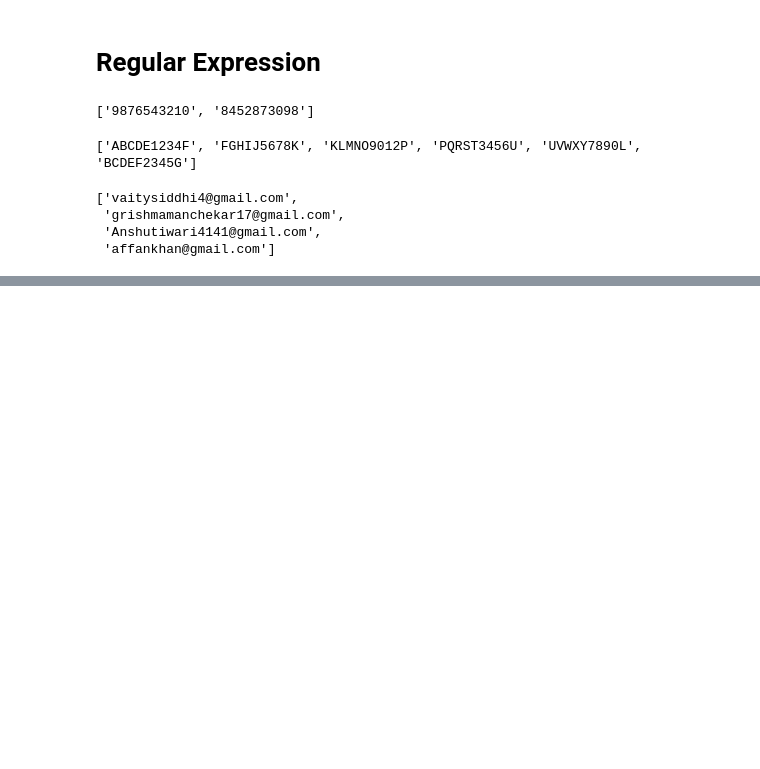
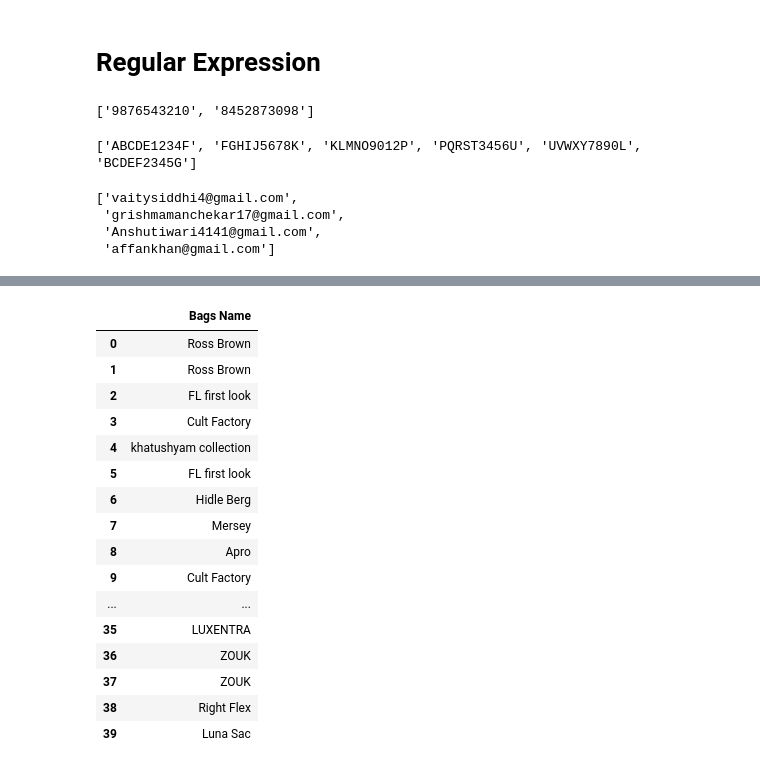
Before and after one commit to grishmamanchekar17-web/Python, a Jupyter notebook: Practice.ipynb, the cells around one changed output, grey strips where cells are left out. Saved outputs shown, nothing was run; the diff lists cells and outputs as text; code cells hidden in the pictures; blank space fills up the shorter version.

```diff
--- a/Practice.ipynb
+++ b/Practice.ipynb
@@ -1956,0 +1987,15 @@ re.findall("[A-Z]*[a-z]+[0-9]*[a-z]*[@][a-z]{2,10}[\.][a-z]{2,4}",text)
+# %%
+import requests
+from bs4 import BeautifulSoup
+url= "https://www.flipkart.com/handbags/pr?sid=reh,ihu,m08"
+
+headers={
+    "User-AGENT":(
+        "Mozilla/5.0 (Window NT 10.0; Win64; x64)"
+        "AppleWebkit/537.36 (KHTML, like Gecko) "
+        "Chrome/115.0.0.0 Safari/537.36"
+    ),
+    "Referer": "https://www.flipkart.com"
+}
+response= requests.get(url, headers=headers)
+print(response)     #200 means data can be scrapped from thaat webpage
@@ -1956,0 +2008,3 @@ re.findall("[A-Z]*[a-z]+[0-9]*[a-z]*[@][a-z]{2,10}[\.][a-z]{2,4}",text)
+# %%
+soup= BeautifulSoup(response.content,"html.parser")
+soup
@@ -1956,0 +2029,5 @@ re.findall("[A-Z]*[a-z]+[0-9]*[a-z]*[@][a-z]{2,10}[\.][a-z]{2,4}",text)
+# %%
+raw_names_list= soup.find_all("div", class_="Fo1I0b")
+raw_names_list
+print(len(raw_names_list))
+print(raw_names_list[0])
@@ -1956,0 +2041,5 @@ re.findall("[A-Z]*[a-z]+[0-9]*[a-z]*[@][a-z]{2,10}[\.][a-z]{2,4}",text)
+# %%
+Final_name_list=[]
+for i in range(len(raw_names_list)):
+    Final_name_list.append(raw_names_list[i].get_text())
+Final_name_list
@@ -1956,0 +2064,22 @@ re.findall("[A-Z]*[a-z]+[0-9]*[a-z]*[@][a-z]{2,10}[\.][a-z]{2,4}",text)
+# %%
+import pandas as pd
+file= pd. DataFrame({"Bags Name":Final_name_list})
+file
+# %% [output]
+|  | Bags Name |
+| 0 | Ross Brown |
+| 1 | Ross Brown |
+| 2 | FL first look |
+| 3 | Cult Factory |
+| 4 | khatushyam collection |
+| 5 | FL first look |
+| 6 | Hidle Berg |
+| 7 | Mersey |
+| 8 | Apro |
+| 9 | Cult Factory |
+| ... | ... |
+| 35 | LUXENTRA |
+| 36 | ZOUK |
+| 37 | ZOUK |
+| 38 | Right Flex |
+| 39 | Luna Sac |
```
Also changed, not shown: parts of 9 cells of this notebook.
